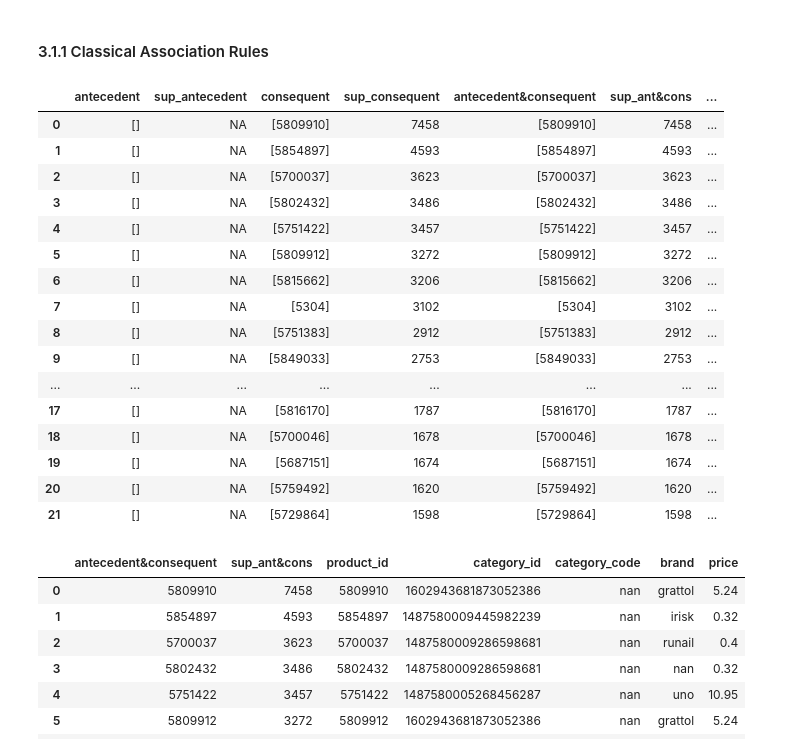
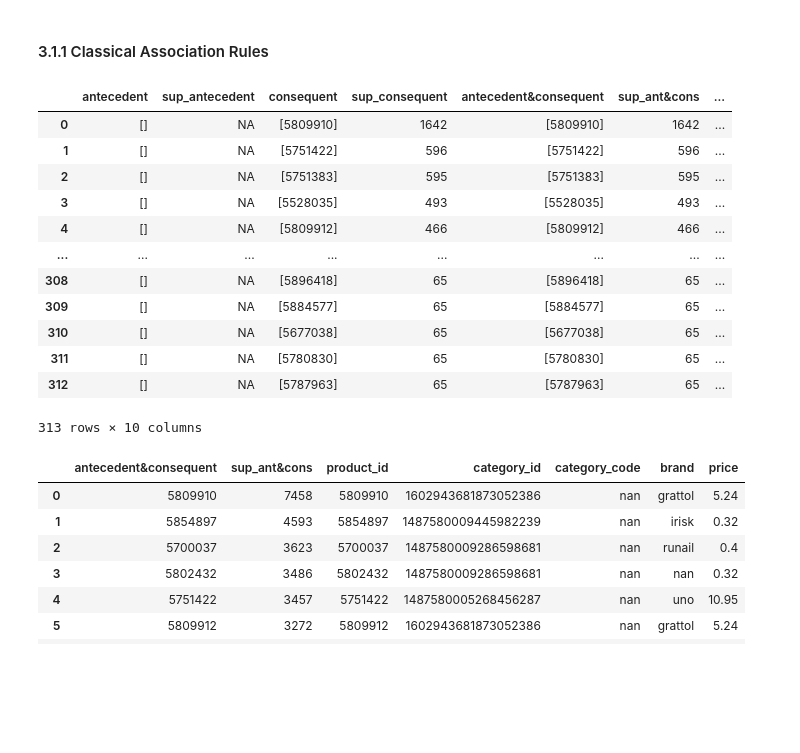
Before and after one commit to dawei7/Detecting-patterns-in-purchase-history-using-association-rule-learning-methods, a Jupyter notebook: Analaysis_Kaggle_Comsetics_Dataset.ipynb, the cells around one changed output. Saved outputs shown, nothing was run; the diff lists cells and outputs as text; code cells hidden in the pictures; blank space fills up the shorter version.

```diff
--- a/Analaysis_Kaggle_Comsetics_Dataset.ipynb
+++ b/Analaysis_Kaggle_Comsetics_Dataset.ipynb
@@ -198,34 +198,30 @@ Indexing with multiple keys (implicitly converted to a tuple of keys) will be de
 # %%
 import modified_fp_growth_algorithm.modified_fp_growth_latest as mod_fp_growth
 
 rules = mod_fp_growth.fpgrowthFromDataFrame(\
     data,
-    minSupRatio=0.01,
+    minSupRatio=0.001,
     maxSupRatio=1,
     minConf=0,
     item_col=1
     )
 
 rules.to_excel("fp_groth_out.xlsx",index=False)
 rules
 # %% [output]
 |  | antecedent | sup_antecedent | consequent | sup_consequent | antecedent&consequent | sup_ant&cons | ... |
-| 0 | [] | NA | [5809910] | 7458 | [5809910] | 7458 | ... |
-| 1 | [] | NA | [5854897] | 4593 | [5854897] | 4593 | ... |
-| 2 | [] | NA | [5700037] | 3623 | [5700037] | 3623 | ... |
-| 3 | [] | NA | [5802432] | 3486 | [5802432] | 3486 | ... |
-| 4 | [] | NA | [5751422] | 3457 | [5751422] | 3457 | ... |
-| 5 | [] | NA | [5809912] | 3272 | [5809912] | 3272 | ... |
-| 6 | [] | NA | [5815662] | 3206 | [5815662] | 3206 | ... |
-| 7 | [] | NA | [5304] | 3102 | [5304] | 3102 | ... |
-| 8 | [] | NA | [5751383] | 2912 | [5751383] | 2912 | ... |
-| 9 | [] | NA | [5849033] | 2753 | [5849033] | 2753 | ... |
+| 0 | [] | NA | [5809910] | 1642 | [5809910] | 1642 | ... |
+| 1 | [] | NA | [5751422] | 596 | [5751422] | 596 | ... |
+| 2 | [] | NA | [5751383] | 595 | [5751383] | 595 | ... |
+| 3 | [] | NA | [5528035] | 493 | [5528035] | 493 | ... |
+| 4 | [] | NA | [5809912] | 466 | [5809912] | 466 | ... |
 | ... | ... | ... | ... | ... | ... | ... | ... |
-| 17 | [] | NA | [5816170] | 1787 | [5816170] | 1787 | ... |
-| 18 | [] | NA | [5700046] | 1678 | [5700046] | 1678 | ... |
-| 19 | [] | NA | [5687151] | 1674 | [5687151] | 1674 | ... |
-| 20 | [] | NA | [5759492] | 1620 | [5759492] | 1620 | ... |
-| 21 | [] | NA | [5729864] | 1598 | [5729864] | 1598 | ... |
+| 308 | [] | NA | [5896418] | 65 | [5896418] | 65 | ... |
+| 309 | [] | NA | [5884577] | 65 | [5884577] | 65 | ... |
+| 310 | [] | NA | [5677038] | 65 | [5677038] | 65 | ... |
+| 311 | [] | NA | [5780830] | 65 | [5780830] | 65 | ... |
+| 312 | [] | NA | [5787963] | 65 | [5787963] | 65 | ... |
+313 rows × 10 columns
 # %%
 # A minSupRatio of 0.007 means, in case of profitability, that it represents 0.007 of total revenues rspectively profit. We made the profit fo each product equal.
 # Let's oberserve what kind of items we have found.
```
Also changed, not shown: parts of 5 cells of this notebook, 6 other files.
